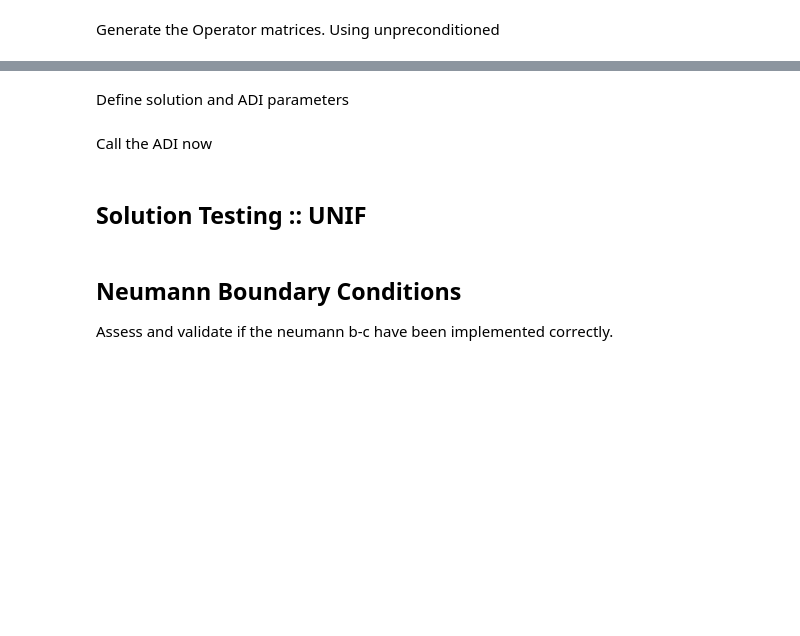
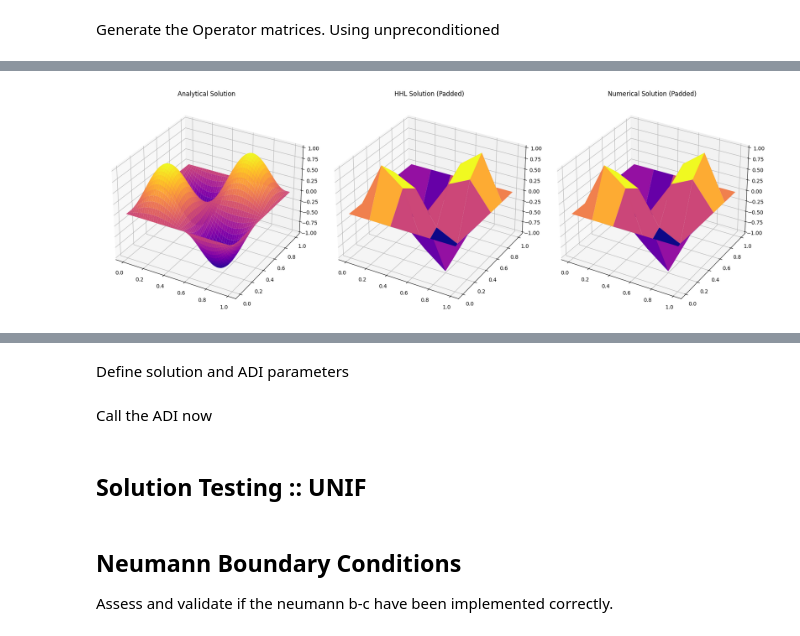
Before and after one commit to richard7990/quantum_linear_solvers, a Jupyter notebook: Helmholtz_2D_implementation.ipynb, the cells around one changed output, grey strips where cells are left out. Saved outputs shown, nothing was run; the diff lists cells and outputs as text; code cells hidden in the pictures; blank space fills up the shorter version.

```diff
--- a/Helmholtz_2D_implementation.ipynb
+++ b/Helmholtz_2D_implementation.ipynb
@@ -1605,0 +1829,87 @@ plt.show()
+# %%
+# List of qubit counts to test (increase as needed)
+qubit_list = [2, 3, 4, 5]
+Lx = 1.0       # Length of the x-dimension
+Ly = 1.0       # Length of the y-dimension
+k = 2.0              # Wave Number
+max_iter = 5
+num_shots = 1000
+
+# Dictionary to store the L2 error for each mesh resolution
+errors_vs_qubits = {}
+
+for NUM_QUBITS in qubit_list:
+    print(f"Running mesh convergence study for NUM_QUBITS = {NUM_QUBITS}")
+    N = 2**NUM_QUBITS
+    N_total = N + 2
+
+    # Define grid spacing and grids
+    dx = Lx / (N + 1)
+    dy = Ly / (N + 1)
+    h = dx  # h assumed same in both directions
+
+    # Create full grid including boundaries
+    x_vals = np.linspace(0, Lx, N_total)
+    y_vals = np.linspace(0, Ly, N_total)
+    x, y = np.meshgrid(x_vals, y_vals, indexing='ij')
+
+    # Interior grid points
+    interior_x = x_vals[1:-1]
+    interior_y = y_vals[1:-1]
+    interior_X, interior_Y = np.meshgrid(interior_x, interior_y, indexing='ij')
+
+    # Forcing function (evaluated on the interior)
+    f_interior = (k - 2 * k**2 * np.pi**2) * np.sin(k * np.pi * interior_X) * np.sin(k * np.pi * interior_Y)
+
+    # High resolution grid for the analytical solution
+    X_high_res, Y_high_res = np.meshgrid(np.linspace(0, Lx, 100), np.linspace(0, Ly, 100), indexing='ij')
+    u_analytical = np.sin(k * np.pi * X_high_res) * np.sin(k * np.pi * Y_high_res)
+
+    # Resampled analytical solution on the computed grid (for error estimation)
+    u_analytical_resampled = np.sin(k * np.pi * x) * np.sin(k * np.pi * y)
+
+    # Operator matrices
+    main_diag = -4/h**2 + k**2
+    off_diag = 1/h**2
+    Ax = construct_TT_matrix(main_diag=main_diag, off_diag=off_diag, size=N)
+    Ay = Ax
+
+    # Initial guess
+    u_init = np.zeros((N, N))
+
+    shift = 2 * np.cos(np.pi / N)  # Shift value for HHL
+
+    # Solve using the ADI statevector validation method
+    u_hhl, u_thomas, errors, pct_diff = ADI_val_sv(u_init, Ax, Ay, f_interior, u_analytical_resampled,shift, max_iter=max_iter, numShots=num_shots)
+
+    # For error estimation, pad the Thomas solution (Dirichlet conditions) and normalize for comparability
+    u_hhl_padded = np.pad(u_hhl, pad_width=1, mode='constant', constant_values=0)
+    u_thomas_padded = np.pad(u_thomas, pad_width=1, mode='constant', constant_values=0)
+    u_hhl_norm = normalize(u_hhl_padded, -1.0, 1.0)
+    u_thomas_norm = normalize(u_thomas_padded, -1.0, 1.0)
+    u_analytical_norm =  normalize(u_analytical_resampled, -1.0, 1.0)
+
+    # Compute the L2 error for Thomas and HHL solutions
+    error_thomas = np.linalg.norm(u_thomas_norm - u_analytical_norm)
+    error_hhl = np.linalg.norm(u_hhl_norm - u_analytical_norm)
+
+    # Compute the mean percent difference to Thomas
+    mean_pct_diff = abs(np.mean(pct_diff[-1]))  # Use the last iteration's percent difference
+    last_error = errors[-1]  # Use the last iteration's error for HHL
+
+    # Store the errors and percent difference
+    errors_vs_qubits[NUM_QUBITS] = {
+        "L2 Error (Thomas)": error_thomas,
+        "L2 Error (HHL)": error_hhl,
+        "Mean Percent Difference to Thomas": mean_pct_diff,
+        "Mean Percent Error (Thomas)": last_error[1],
+        "Mean Percent Error (HHL)": last_error[0],
+    }
+    print()
+    print(f"NUM_QUBITS = {NUM_QUBITS}: L2 Error (Thomas) = {error_thomas}, L2 Error (HHL) = {error_hhl}, Mean Percent Difference to Thomas = {mean_pct_diff}")
+    print()
+
+
+
+    visualize(x, y, X_high_res, Y_high_res, u_analytical, u_hhl_norm, u_thomas_norm)
+# %% [output]
@@ -1605,0 +1933 @@ plt.show()
+[figure, added]
```
Also changed, not shown: parts of 33 cells of this notebook, 15 other files.
